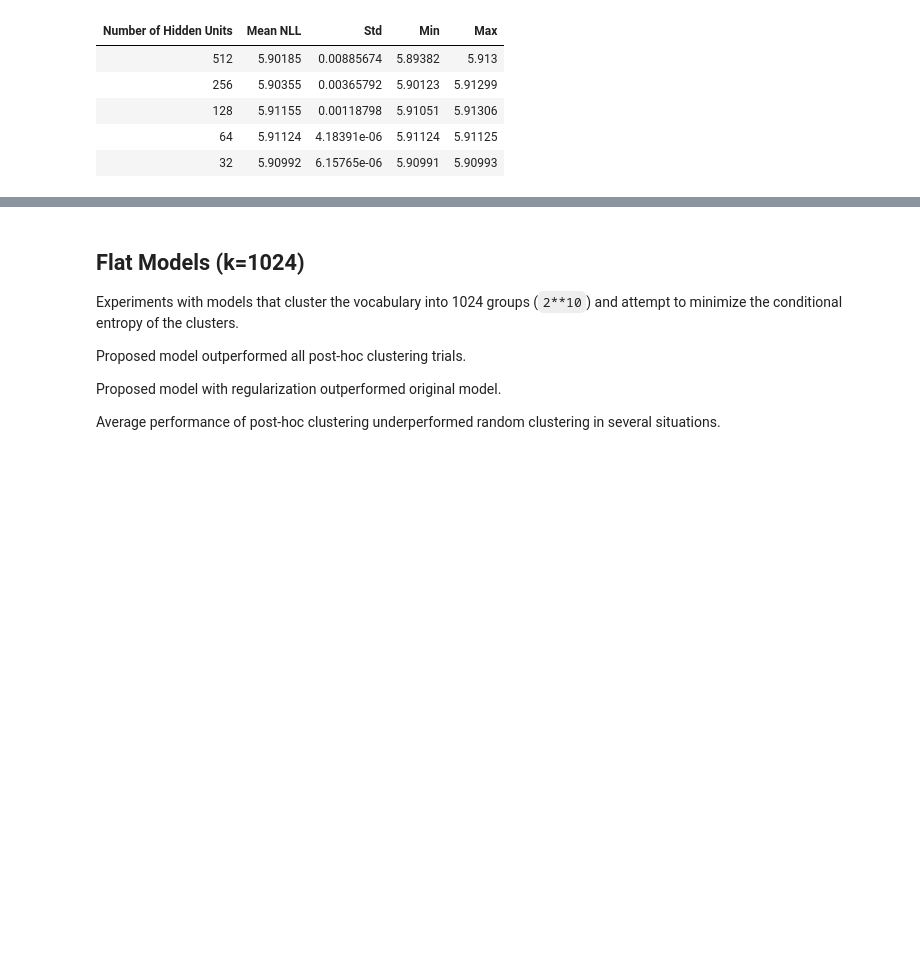
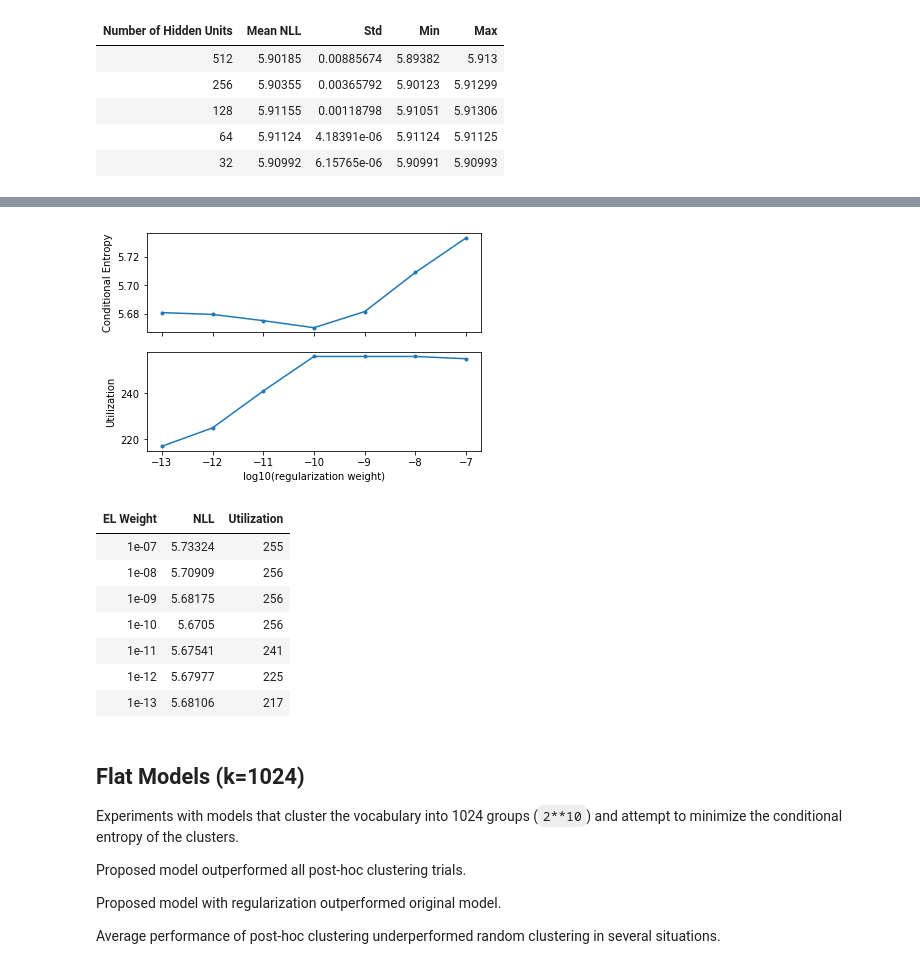
Before and after one commit to bstriner/discrete-skip-gram, a Jupyter notebook: notebook/results.ipynb, the cells around one changed output, grey strips where cells are left out. Drawn from its saved outputs; the diff is of its cells as text; code cells hidden in the pictures; blank space fills up the shorter version.

```diff
--- a/notebook/results.ipynb
+++ b/notebook/results.ipynb
@@ -330,3 +375,32 @@ display(stats_table(binary_bgmm['bzks'], binary_gmm['l2'],
+# %%
+# Flat model with exclusive lasso regularizer
+flat_el = load_output('skipgram_256-el.npz')
+# plot NLL by regularization weight
+x = np.log10(flat_el['weights'])
+xlabel = 'log10(regularization weight)'
+mean = np.mean(flat_el['nlls'], axis=1)
+meanu = np.mean(flat_el['utilizations'], axis=1)
+fig, (ax1, ax2) = plt.subplots(2,1, sharex=True)
+ax1.plot(x, mean, markersize=3, marker='o', label='Conditional Entropy')
+ax1.set_ylabel('Conditional Entropy')
+ax2.set_xlabel(xlabel)
+ax2.plot(x, meanu, markersize=3, marker='o', label='Utilization')
+ax2.set_ylabel('Utilization')
+plt.savefig('images/skipgram_flat_el.png')
+plt.show()
+# Table
+t= np.stack([flat_el['weights'],mean, meanu], axis=1)
+table(t, headers=['EL Weight', 'NLL', 'Utilization'])
+# %% [output]
+[figure, added]
+| EL Weight | NLL | Utilization |
+| 1e-07 | 5.73324 | 255 |
+| 1e-08 | 5.70909 | 256 |
+| 1e-09 | 5.68175 | 256 |
+| 1e-10 | 5.6705 | 256 |
+| 1e-11 | 5.67541 | 241 |
+| 1e-12 | 5.67977 | 225 |
+| 1e-13 | 5.68106 | 217 |
 # %% [markdown]
 ## Flat Models (k=1024)
 Experiments with models that cluster the vocabulary into 1024 groups (`2**10`) and attempt to minimize the conditional entropy of the clusters.
```
Also changed, not shown: parts of 5 cells of this notebook, 9 other files.
